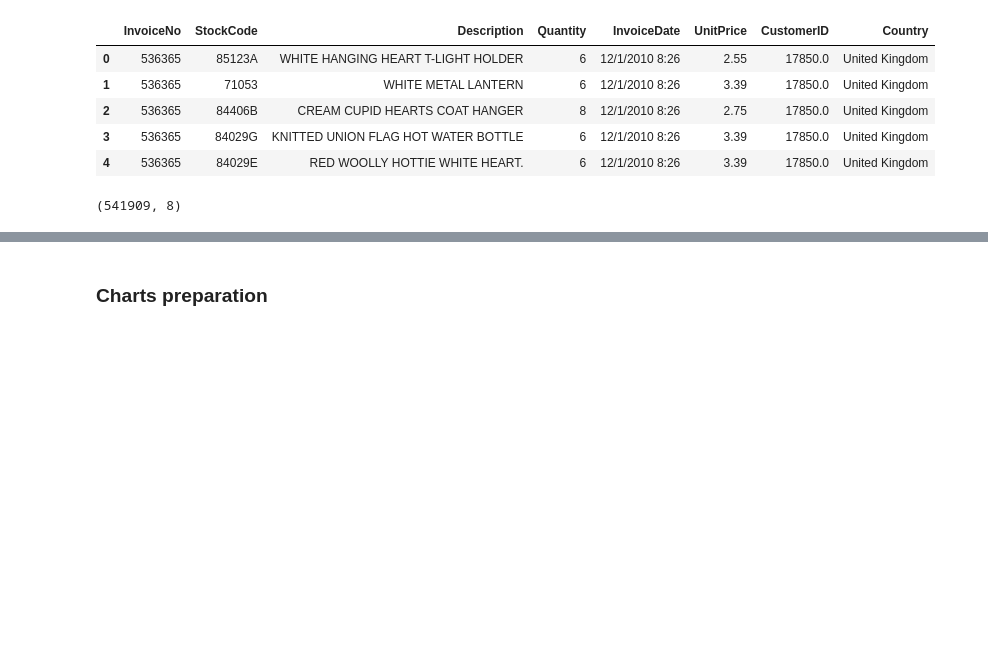
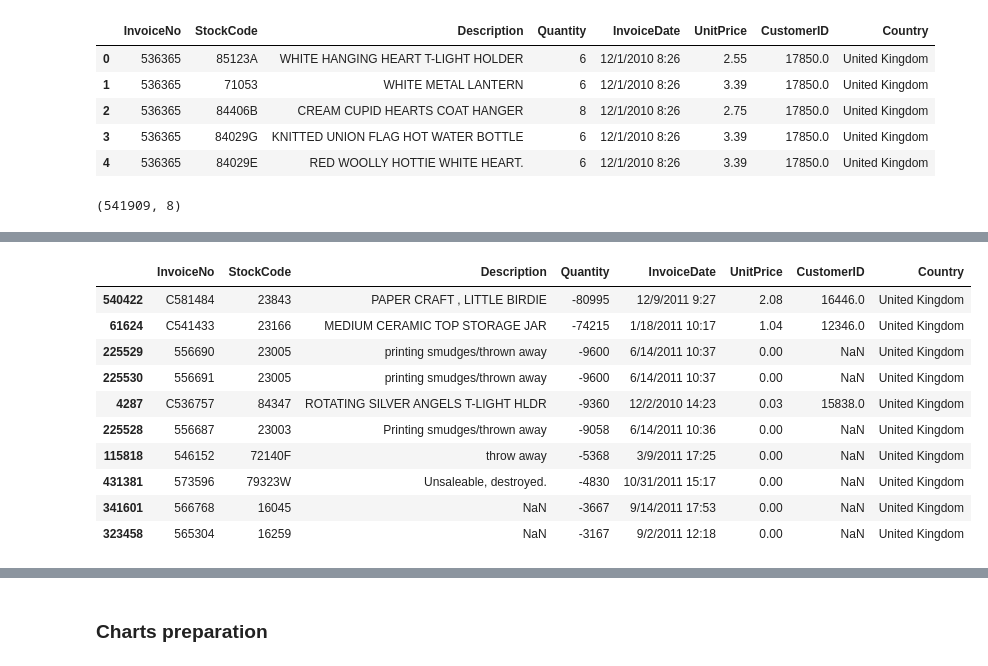
Before and after one commit to krivolapov/roivenue_test, a Jupyter notebook: Analysis of Ecommerce Orders.ipynb, the cells around one changed output, grey strips where cells are left out. Saved outputs shown, nothing was run; the diff lists cells and outputs as text; code cells hidden in the pictures; blank space fills up the shorter version.

```diff
--- a/Analysis of Ecommerce Orders.ipynb
+++ b/Analysis of Ecommerce Orders.ipynb
@@ -26,0 +72,15 @@ df.shape
+# %%
+df_sort = df.sort_values(by=['Quantity'])
+df_sort.head(10)
+# %% [output]
+|  | InvoiceNo | StockCode | Description | Quantity | InvoiceDate | UnitPrice | CustomerID | Country |
+| 540422 | C581484 | 23843 | PAPER CRAFT , LITTLE BIRDIE | -80995 | 12/9/2011 9:27 | 2.08 | 16446.0 | United Kingdom |
+| 61624 | C541433 | 23166 | MEDIUM CERAMIC TOP STORAGE JAR | -74215 | 1/18/2011 10:17 | 1.04 | 12346.0 | United Kingdom |
+| 225529 | 556690 | 23005 | printing smudges/thrown away | -9600 | 6/14/2011 10:37 | 0.00 | NaN | United Kingdom |
+| 225530 | 556691 | 23005 | printing smudges/thrown away | -9600 | 6/14/2011 10:37 | 0.00 | NaN | United Kingdom |
+| 4287 | C536757 | 84347 | ROTATING SILVER ANGELS T-LIGHT HLDR | -9360 | 12/2/2010 14:23 | 0.03 | 15838.0 | United Kingdom |
+| 225528 | 556687 | 23003 | Printing smudges/thrown away | -9058 | 6/14/2011 10:36 | 0.00 | NaN | United Kingdom |
+| 115818 | 546152 | 72140F | throw away | -5368 | 3/9/2011 17:25 | 0.00 | NaN | United Kingdom |
+| 431381 | 573596 | 79323W | Unsaleable, destroyed. | -4830 | 10/31/2011 15:17 | 0.00 | NaN | United Kingdom |
+| 341601 | 566768 | 16045 | NaN | -3667 | 9/14/2011 17:53 | 0.00 | NaN | United Kingdom |
+| 323458 | 565304 | 16259 | NaN | -3167 | 9/2/2011 12:18 | 0.00 | NaN | United Kingdom |
```
Also changed, not shown: parts of 44 cells of this notebook.
